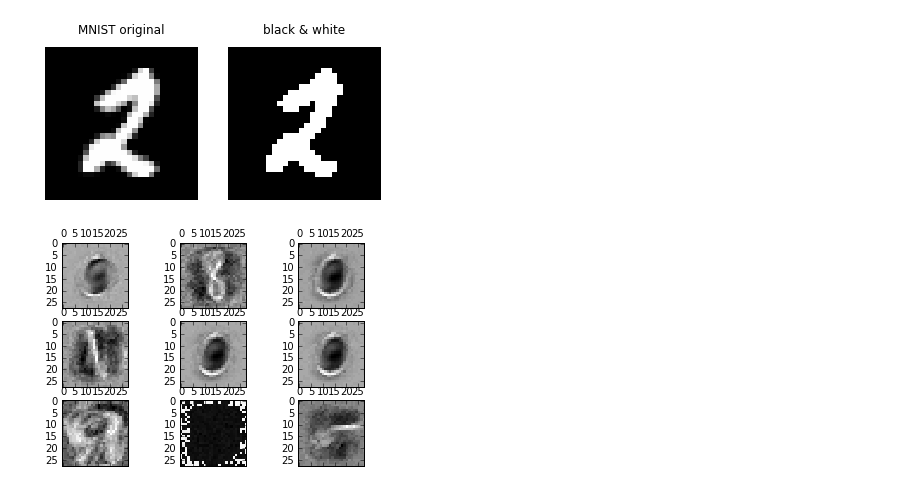
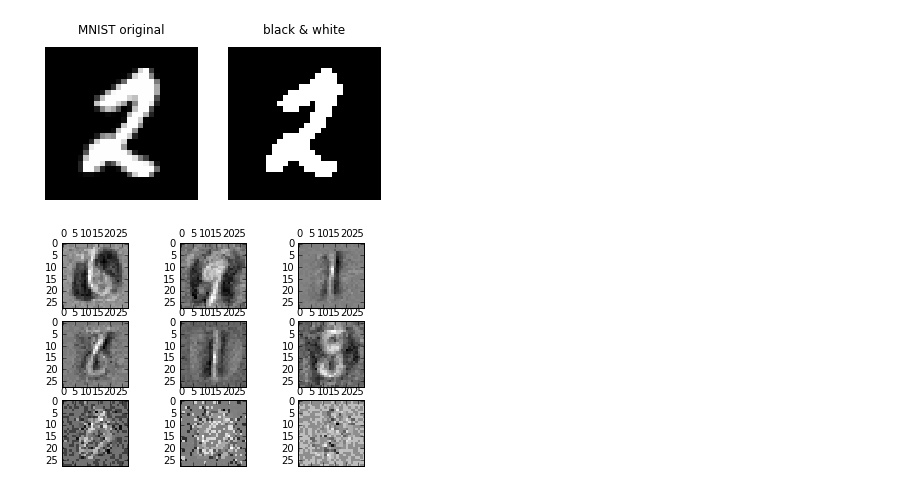
Before and after one commit to Paul-St-Young/share, a Jupyter notebook: algorithms/gibbs_sampling/eg3_brbm_mnist.ipynb, the cells around one changed output. Saved outputs shown, nothing was run; the diff lists cells and outputs as text; code cells hidden in the pictures.

```diff
--- a/algorithms/gibbs_sampling/eg3_brbm_mnist.ipynb
+++ b/algorithms/gibbs_sampling/eg3_brbm_mnist.ipynb
@@ -111,20 +107,25 @@ oldb = b.copy()
 # %%
 #"""
 # load trained machine
 W = np.loadtxt('W20784.dat')
-a = np.loadtxt('b784.dat')
-b = np.loadtxt('c20.dat')
+a = np.loadtxt('a784.dat')
+b = np.loadtxt('b20.dat')
 #""";
 
 # visualize weight vectors
 fig,ax = plt.subplots(3,3)
 
+# sort by hidden unit shift
+idx = np.argsort(b)[::-1]
+
 for ix in range(3):
     for iy in range(3):
-        inum = ix*3+iy+9
+        inum = idx[ ix*3+iy ]
         myax = ax[ix][iy]
         myax.matshow( W[inum].reshape(28,28), cmap='gray')
     # end for iy
 # end for ix
+
+#fig.savefig('brmb_Wmat.png',dpi=200)
 # %% [output]
-[figure, old version]
+[figure, new version]
```
Also changed, not shown: parts of 8 cells of this notebook, 4 other files.
